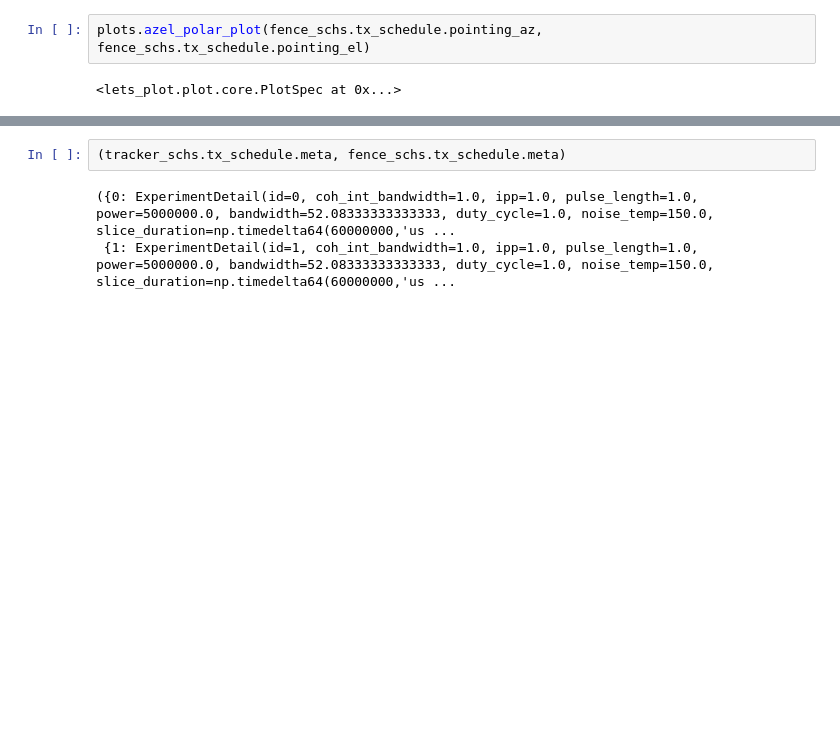
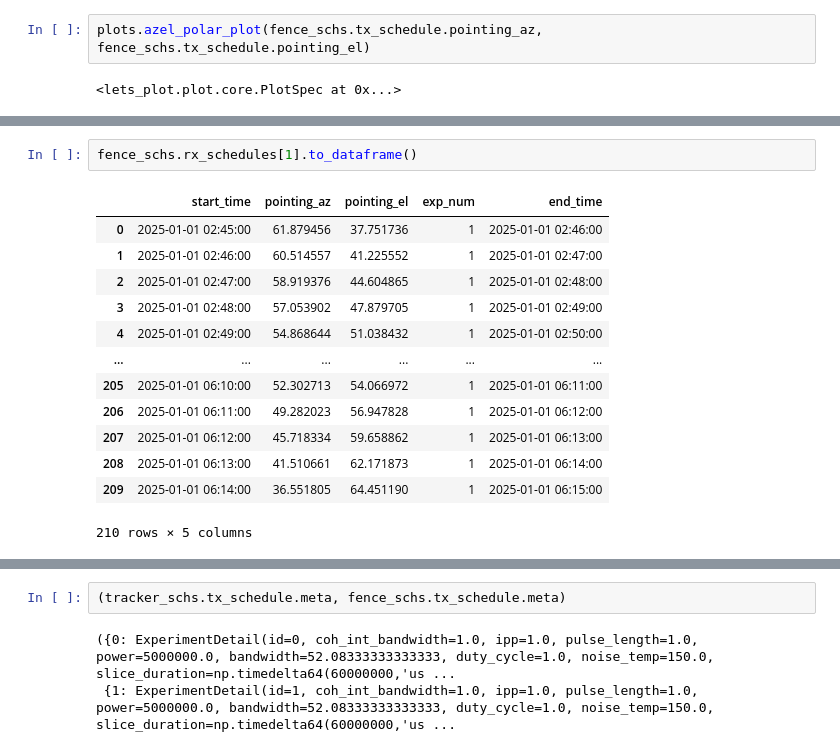
Before and after one commit to danielk333/SORTS, a Jupyter notebook: examples/v2/tracking_and_fence_scanning_dev.ipynb, the cells around one changed output, grey strips where cells are left out. Saved outputs shown, nothing was run; the diff lists cells and outputs as text; blank space fills up the shorter version.

```diff
--- a/examples/v2/tracking_and_fence_scanning_dev.ipynb
+++ b/examples/v2/tracking_and_fence_scanning_dev.ipynb
@@ -237 +258,17 @@ plots.azel_polar_plot(fence_schs.tx_schedule.pointing_az, fence_schs.tx_schedule
+# %%
+fence_schs.rx_schedules[1].to_dataframe()
+# %% [output]
+|  | start_time | pointing_az | pointing_el | exp_num | end_time |
+| 0 | 2025-01-01 02:45:00 | 61.879456 | 37.751736 | 1 | 2025-01-01 02:46:00 |
+| 1 | 2025-01-01 02:46:00 | 60.514557 | 41.225552 | 1 | 2025-01-01 02:47:00 |
+| 2 | 2025-01-01 02:47:00 | 58.919376 | 44.604865 | 1 | 2025-01-01 02:48:00 |
+| 3 | 2025-01-01 02:48:00 | 57.053902 | 47.879705 | 1 | 2025-01-01 02:49:00 |
+| 4 | 2025-01-01 02:49:00 | 54.868644 | 51.038432 | 1 | 2025-01-01 02:50:00 |
+| ... | ... | ... | ... | ... | ... |
+| 205 | 2025-01-01 06:10:00 | 52.302713 | 54.066972 | 1 | 2025-01-01 06:11:00 |
+| 206 | 2025-01-01 06:11:00 | 49.282023 | 56.947828 | 1 | 2025-01-01 06:12:00 |
+| 207 | 2025-01-01 06:12:00 | 45.718334 | 59.658862 | 1 | 2025-01-01 06:13:00 |
+| 208 | 2025-01-01 06:13:00 | 41.510661 | 62.171873 | 1 | 2025-01-01 06:14:00 |
+| 209 | 2025-01-01 06:14:00 | 36.551805 | 64.451190 | 1 | 2025-01-01 06:15:00 |
+210 rows × 5 columns
 # %%
```
Also changed, not shown: parts of 7 cells of this notebook, 1 other file.
